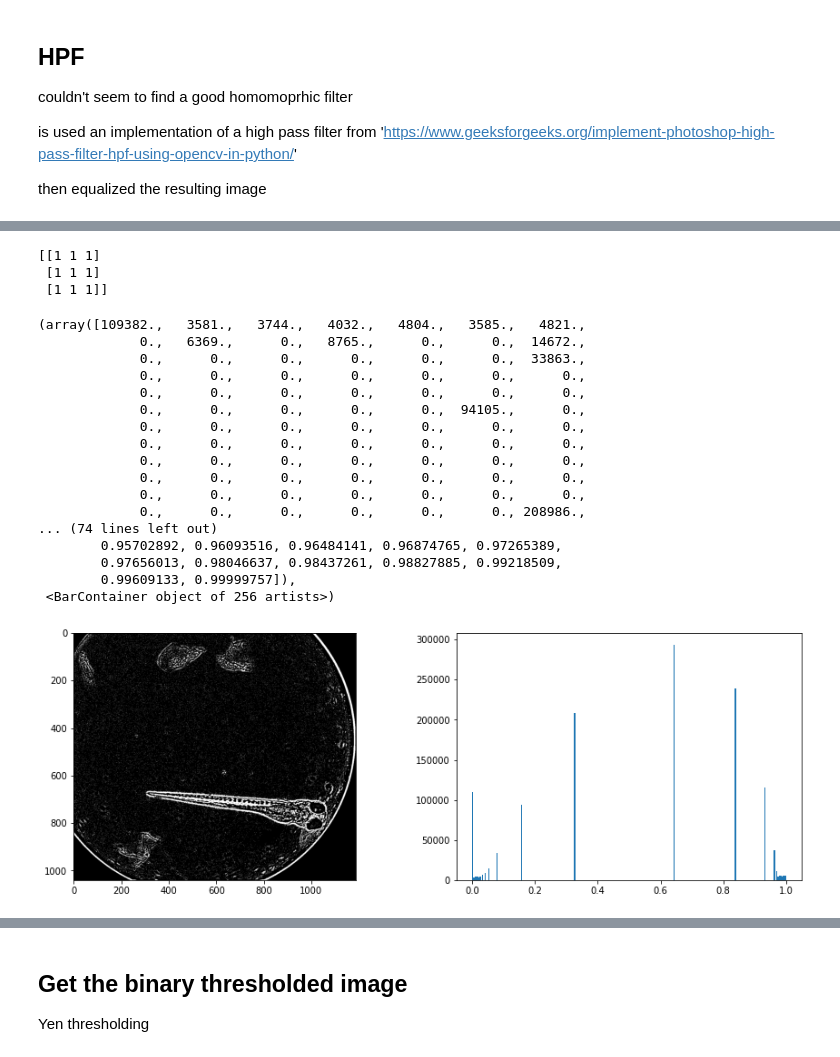
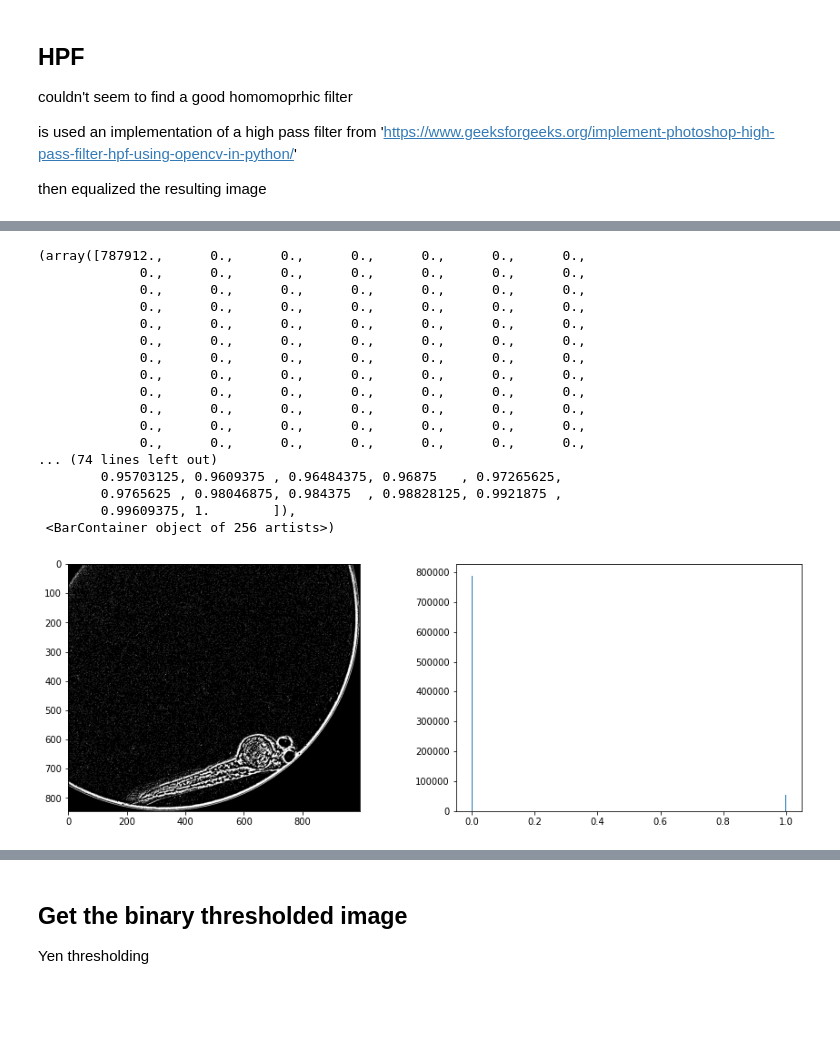
Before and after one commit to gimesia/zebrafisher, a Jupyter notebook: __docs/__notebooks/get_poss_fish_pipe.ipynb, the cells around one changed output, grey strips where cells are left out. Saved outputs shown, nothing was run; the diff lists cells and outputs as text; code cells hidden in the pictures; blank space fills up the shorter version.

```diff
--- a/__docs/__notebooks/get_poss_fish_pipe.ipynb
+++ b/__docs/__notebooks/get_poss_fish_pipe.ipynb
@@ -43,0 +14,17 @@ y2: 1186
+# %%
+from src.InputImage import InputImage
+
+fishy = InputImage('zf4.jpg')
+
+fishy = find_well_props(fishy)
+
+fig, ax = plt.subplots(nrows=1, ncols=3, figsize=(15, 10))
+
+ax[0].imshow(fishy.og, "gray")
+ax[0].set_title('OG')
+
+ax[1].imshow(fishy.processed, "gray")
+ax[1].set_title('Well')
+
+ax[2].imshow(fishy.well_props.mask.cropped, "gray")
+ax[2].set_title('Mask')
@@ -52,8 +52,8 @@ then equalized the resulting image
 from skimage.morphology import dilation, erosion, square
 from skimage.exposure import equalize_hist
 # %%
-specless = fishy.well_props.mask.cropped_gray
-hpf = specless - cv.GaussianBlur(specless, (21, 21), 3) + 127
+speckless = fishy.well_props.mask.cropped_gray
+hpf = speckless - cv.GaussianBlur(speckless, (21, 21), 3) + 127
 equalized = equalize_hist(hpf)
 
 equalized = np.multiply(equalized, fishy.well_props.mask.cropped)
@@ -61,7 +61,6 @@ equalized = np.multiply(equalized, fishy.well_props.mask.cropped)
 fig, ax = plt.subplots(nrows=2, ncols=3, figsize=(15, 10))
 
 se = square(3)
-print(se)
 
 ax[0, 0].imshow(hpf, 'gray')
 ax[0, 1].hist(hpf.ravel(), bins=256)
@@ -93,32 +89,29 @@ ax[1, 1].hist(equalized.ravel(), bins=256)
 # %%
 fig, ax = plt.subplots(nrows=1, ncols=2, figsize=(15, 5))
 
-threshed = (equalized > 0.94).astype(int)
-print(se)
-ax[0].imshow(threshed, 'gray')
-ax[1].hist(equalized.ravel(), bins=256)
+threshed = (equalized > 0.94)
+
+ax[0].imshow(threshed.astype(int), 'gray')
+ax[1].hist(threshed.astype(int).ravel(), bins=256)
 # %% [output]
-[[1 1 1]
- [1 1 1]
- [1 1 1]]
+(array([787912.,      0.,      0.,      0.,      0.,      0.,      0.,
+             0.,      0.,      0.,      0.,      0.,      0.,      0.,
+             0.,      0.,      0.,      0.,      0.,      0.,      0.,
+             0.,      0.,      0.,      0.,      0.,      0.,      0.,
+             0.,      0.,      0.,      0.,      0.,      0.,      0.,
+             0.,      0.,      0.,      0.,      0.,      0.,      0.,
+             0.,      0.,      0.,      0.,      0.,      0.,      0.,
+             0.,      0.,      0.,      0.,      0.,      0.,      0.,
+             0.,      0.,      0.,      0.,      0.,      0.,      0.,
+             0.,      0.,      0.,      0.,      0.,      0.,      0.,
+             0.,      0.,      0.,      0.,      0.,      0.,      0.,
+             0.,      0.,      0.,      0.,      0.,      0.,      0.,
+... (74 lines left out)
+        0.95703125, 0.9609375 , 0.96484375, 0.96875   , 0.97265625,
+        0.9765625 , 0.98046875, 0.984375  , 0.98828125, 0.9921875 ,
+        0.99609375, 1.        ]),
+ <BarContainer object of 256 artists>)
-(array([109382.,   3581.,   3744.,   4032.,   4804.,   3585.,   4821.,
-             0.,   6369.,      0.,   8765.,      0.,      0.,  14672.,
-             0.,      0.,      0.,      0.,      0.,      0.,  33863.,
-             0.,      0.,      0.,      0.,      0.,      0.,      0.,
-             0.,      0.,      0.,      0.,      0.,      0.,      0.,
-             0.,      0.,      0.,      0.,      0.,  94105.,      0.,
-             0.,      0.,      0.,      0.,      0.,      0.,      0.,
-             0.,      0.,      0.,      0.,      0.,      0.,      0.,
-             0.,      0.,      0.,      0.,      0.,      0.,      0.,
-             0.,      0.,      0.,      0.,      0.,      0.,      0.,
-             0.,      0.,      0.,      0.,      0.,      0.,      0.,
-             0.,      0.,      0.,      0.,      0.,      0., 208986.,
-... (74 lines left out)
-        0.95702892, 0.96093516, 0.96484141, 0.96874765, 0.97265389,
-        0.97656013, 0.98046637, 0.98437261, 0.98827885, 0.99218509,
-        0.99609133, 0.99999757]),
- <BarContainer object of 256 artists>)
-[figure, old version]
+[figure, new version]
 # %%
 fig, ax = filters.try_all_threshold(equalized, figsize=(20, 10), verbose=False)
 plt.show()
```
Also changed, not shown: parts of 20 cells of this notebook, 2 other files.
